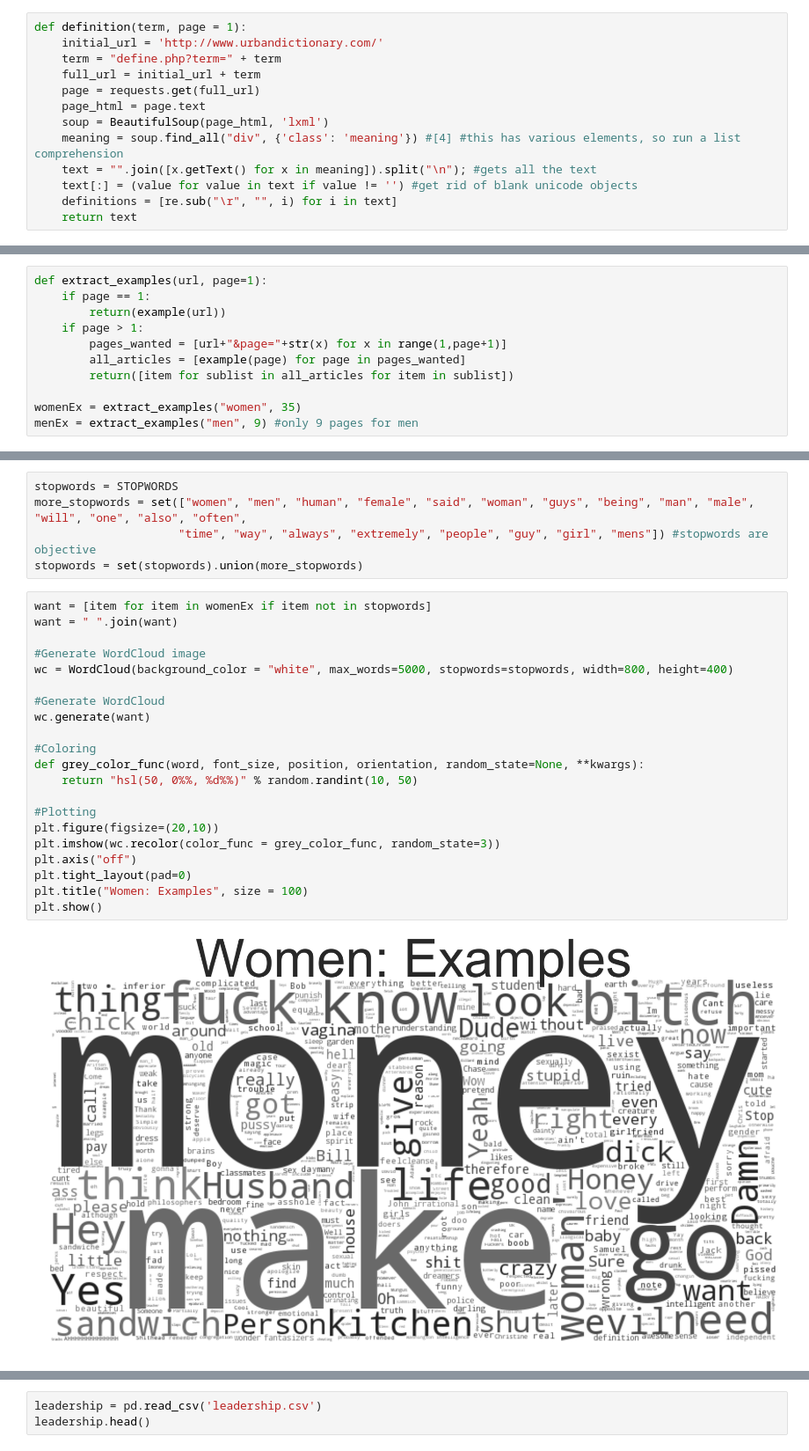
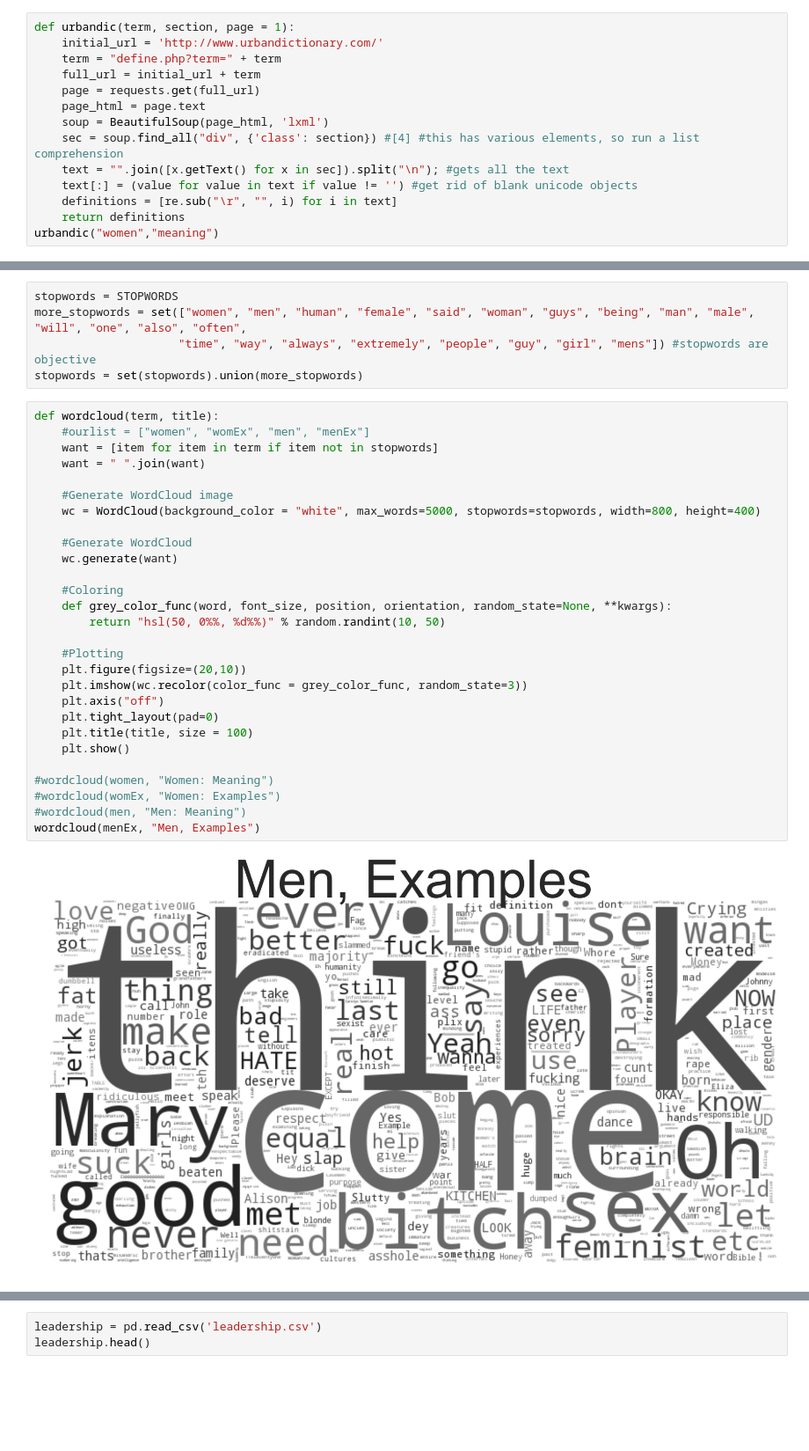
Before and after one commit to hannochka/HannahNiviFinal, a Jupyter notebook: Final Project_Nivi.ipynb, the cells around one changed output, grey strips where cells are left out. Shown at 88% size. Drawn from its saved outputs; the diff is of its cells as text; blank space fills up the shorter version.

Commit message:
Part 1: Urban dictionary
Finished urban dictionary part 1 by making everything iterable.

```diff
--- a/Final Project_Nivi.ipynb
+++ b/Final Project_Nivi.ipynb
@@ -24,14 +25,15 @@ plt.style.use('ggplot')
 requests_cache.install_cache('urban_cache')
 # %%
-def definition(term, page = 1):
+def urbandic(term, section, page = 1):
     initial_url = 'http://www.urbandictionary.com/'
     term = "define.php?term=" + term
     full_url = initial_url + term
     page = requests.get(full_url)
     page_html = page.text
     soup = BeautifulSoup(page_html, 'lxml')
-    meaning = soup.find_all("div", {'class': 'meaning'}) #[4] #this has various elements, so run a list comprehension
-    text = "".join([x.getText() for x in meaning]).split("\n"); #gets all the text
+    sec = soup.find_all("div", {'class': section}) #[4] #this has various elements, so run a list comprehension
+    text = "".join([x.getText() for x in sec]).split("\n"); #gets all the text
     text[:] = (value for value in text if value != '') #get rid of blank unicode objects
     definitions = [re.sub("\r", "", i) for i in text]
-    return text
+    return definitions
+urbandic("women","meaning")
@@ -62,11 +62,0 @@ def example(term, page = 1):
-# %%
-def extract_examples(url, page=1):
-    if page == 1:
-        return(example(url))
-    if page > 1:
-        pages_wanted = [url+"&page="+str(x) for x in range(1,page+1)]
-        all_articles = [example(page) for page in pages_wanted]
-        return([item for sublist in all_articles for item in sublist])
-
-womenEx = extract_examples("women", 35)
-menEx = extract_examples("men", 9) #only 9 pages for men
@@ -96,25 +66,32 @@ more_stopwords = set(["women", "men", "human", "female", "said", "woman", "guys"
                      "time", "way", "always", "extremely", "people", "guy", "girl", "mens"]) #stopwords are objective
 stopwords = set(stopwords).union(more_stopwords)
 # %%
-want = [item for item in womenEx if item not in stopwords]
-want = " ".join(want)
+def wordcloud(term, title):
+    #ourlist = ["women", "womEx", "men", "menEx"]
+    want = [item for item in term if item not in stopwords]
+    want = " ".join(want)
 
-#Generate WordCloud image
-wc = WordCloud(background_color = "white", max_words=5000, stopwords=stopwords, width=800, height=400)
+    #Generate WordCloud image
+    wc = WordCloud(background_color = "white", max_words=5000, stopwords=stopwords, width=800, height=400)
 
-#Generate WordCloud
-wc.generate(want)
+    #Generate WordCloud
+    wc.generate(want)
 
-#Coloring
-def grey_color_func(word, font_size, position, orientation, random_state=None, **kwargs):
-    return "hsl(50, 0%%, %d%%)" % random.randint(10, 50)
+    #Coloring
+    def grey_color_func(word, font_size, position, orientation, random_state=None, **kwargs):
+        return "hsl(50, 0%%, %d%%)" % random.randint(10, 50)
 
-#Plotting
-plt.figure(figsize=(20,10))
-plt.imshow(wc.recolor(color_func = grey_color_func, random_state=3))
-plt.axis("off")
-plt.tight_layout(pad=0)
-plt.title("Women: Examples", size = 100)
-plt.show()
+    #Plotting
+    plt.figure(figsize=(20,10))
+    plt.imshow(wc.recolor(color_func = grey_color_func, random_state=3))
+    plt.axis("off")
+    plt.tight_layout(pad=0)
+    plt.title(title, size = 100)
+    plt.show()
+
+#wordcloud(women, "Women: Meaning")
+#wordcloud(womEx, "Women: Examples")
+#wordcloud(men, "Men: Meaning")
+wordcloud(menEx, "Men, Examples")
 # %% [output]
-[figure, old version]
+[figure, new version]
```
Also changed, not shown: parts of 8 cells of this notebook, 1 other file.
